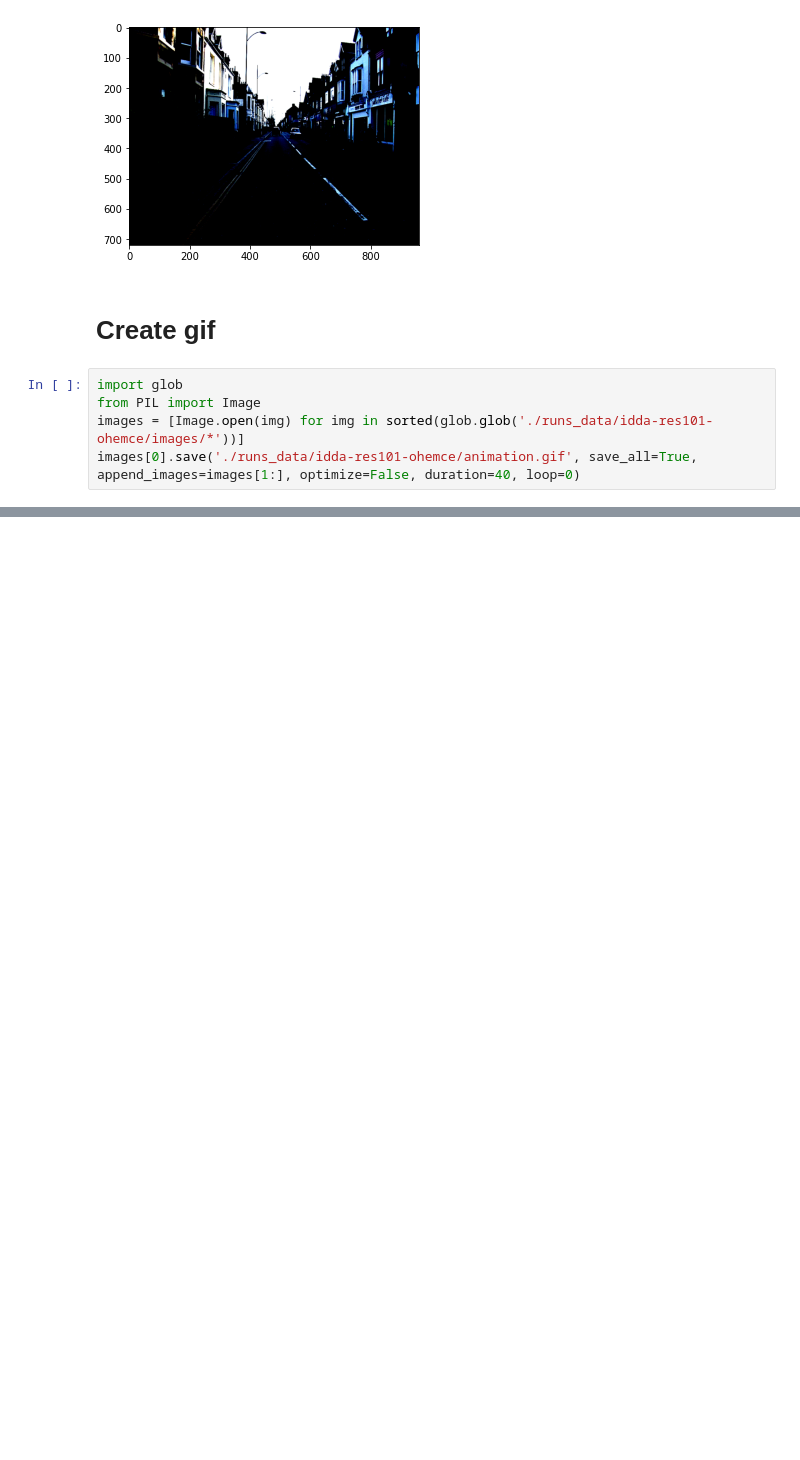
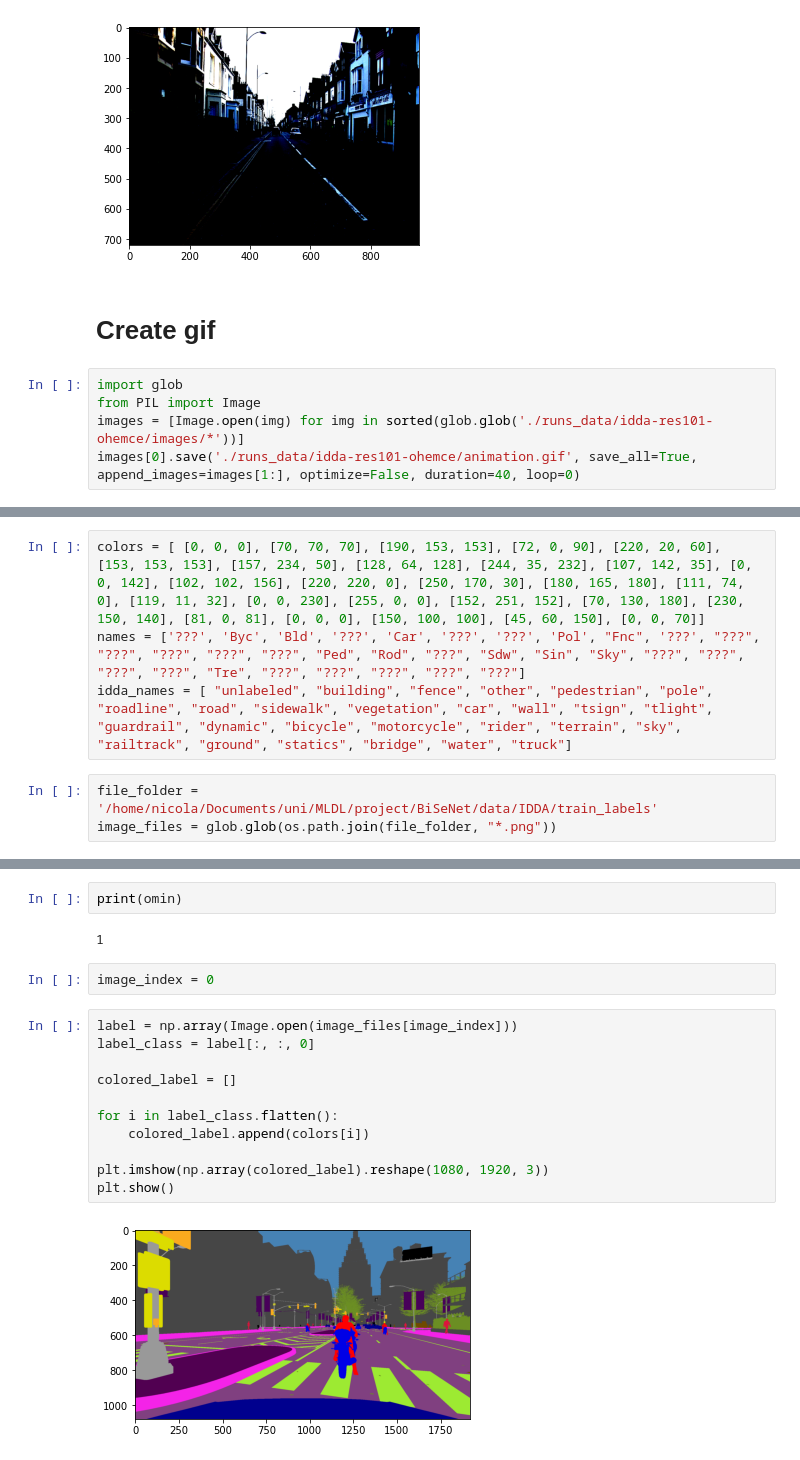
Before and after one commit to Nico995/Self-Supervised-Adversarial-Domain-Adaptation-in-Sematic-Segmentation, a Jupyter notebook: image_check.ipynb, the cells around one changed output, grey strips where cells are left out. Drawn from its saved outputs; the diff is of its cells as text; blank space fills up the shorter version.

```diff
--- a/image_check.ipynb
+++ b/image_check.ipynb
@@ -611,0 +621,7 @@ images[0].save('./runs_data/idda-res101-ohemce/animation.gif', save_all=True, ap
+# %%
+colors = [ [0, 0, 0], [70, 70, 70], [190, 153, 153], [72, 0, 90], [220, 20, 60], [153, 153, 153], [157, 234, 50], [128, 64, 128], [244, 35, 232], [107, 142, 35], [0, 0, 142], [102, 102, 156], [220, 220, 0], [250, 170, 30], [180, 165, 180], [111, 74, 0], [119, 11, 32], [0, 0, 230], [255, 0, 0], [152, 251, 152], [70, 130, 180], [230, 150, 140], [81, 0, 81], [0, 0, 0], [150, 100, 100], [45, 60, 150], [0, 0, 70]]
+names = ['???', 'Byc', 'Bld', '???', 'Car', '???', '???', 'Pol', "Fnc", '???', "???", "???", "???", "???", "???", "Ped", "Rod", "???", "Sdw", "Sin", "Sky", "???", "???", "???", "???", "Tre", "???", "???", "???", "???", "???"]
+idda_names = [ "unlabeled", "building", "fence", "other", "pedestrian", "pole", "roadline", "road", "sidewalk", "vegetation", "car", "wall", "tsign", "tlight", "guardrail", "dynamic", "bicycle", "motorcycle", "rider", "terrain", "sky", "railtrack", "ground", "statics", "bridge", "water", "truck"]
+# %%
+file_folder = '/home/nicola/Documents/uni/MLDL/project/BiSeNet/data/IDDA/train_labels'
+image_files = glob.glob(os.path.join(file_folder, "*.png"))
@@ -611,0 +639,19 @@ images[0].save('./runs_data/idda-res101-ohemce/animation.gif', save_all=True, ap
+# %%
+print(omin)
+# %% [output]
+1
+# %%
+image_index = 0
+# %%
+label = np.array(Image.open(image_files[image_index]))
+label_class = label[:, :, 0]
+
+colored_label = []
+
+for i in label_class.flatten():
+    colored_label.append(colors[i])
+
+plt.imshow(np.array(colored_label).reshape(1080, 1920, 3))
+plt.show()
+# %% [output]
+[figure, added]
```
Also changed, not shown: parts of 4 cells of this notebook, 1 other file.
